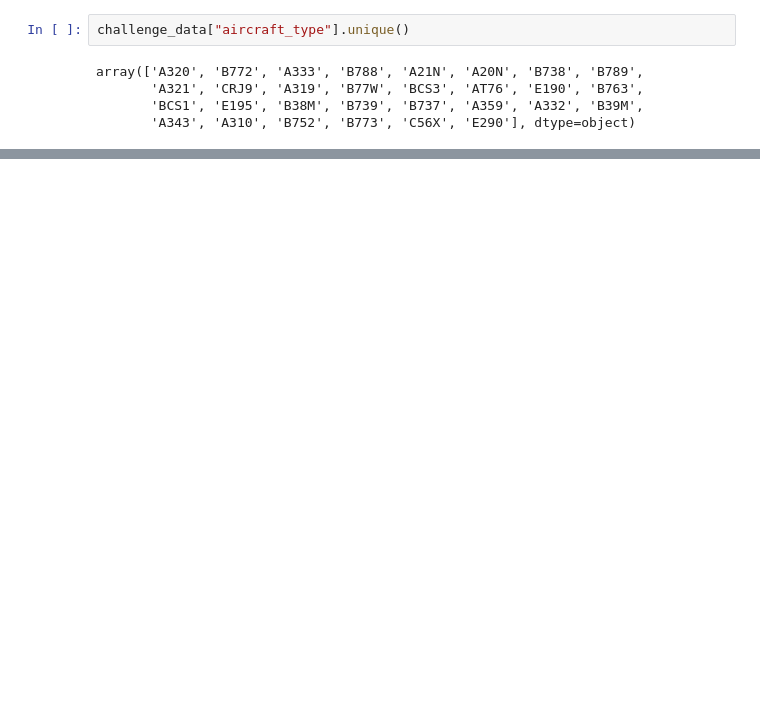
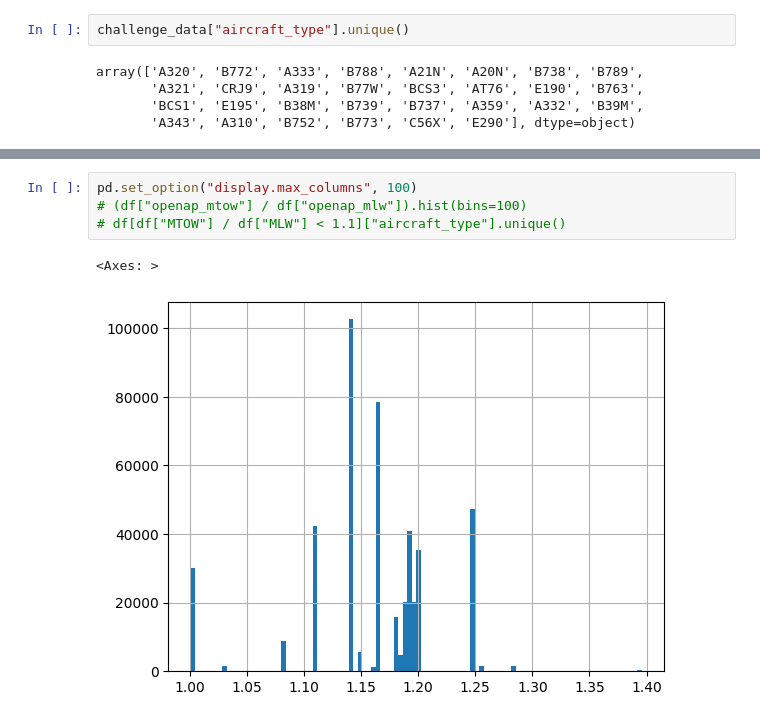
Before and after one commit to niclaswue/ATOW-Prediction, a Jupyter notebook: t100_features.ipynb, the cells around one changed output, grey strips where cells are left out. Cells and saved outputs as stored; diff of their text form; blank space fills up the shorter version.

```diff
--- a/t100_features.ipynb
+++ b/t100_features.ipynb
@@ -148,0 +311,7 @@ min_max
+# %%
+pd.set_option("display.max_columns", 100)
+# (df["openap_mtow"] / df["openap_mlw"]).hist(bins=100)
+# df[df["MTOW"] / df["MLW"] < 1.1]["aircraft_type"].unique()
+# %% [output]
+<Axes: >
+[figure, added]
```
Also changed, not shown: parts of 30 cells of this notebook, 1 other file.
